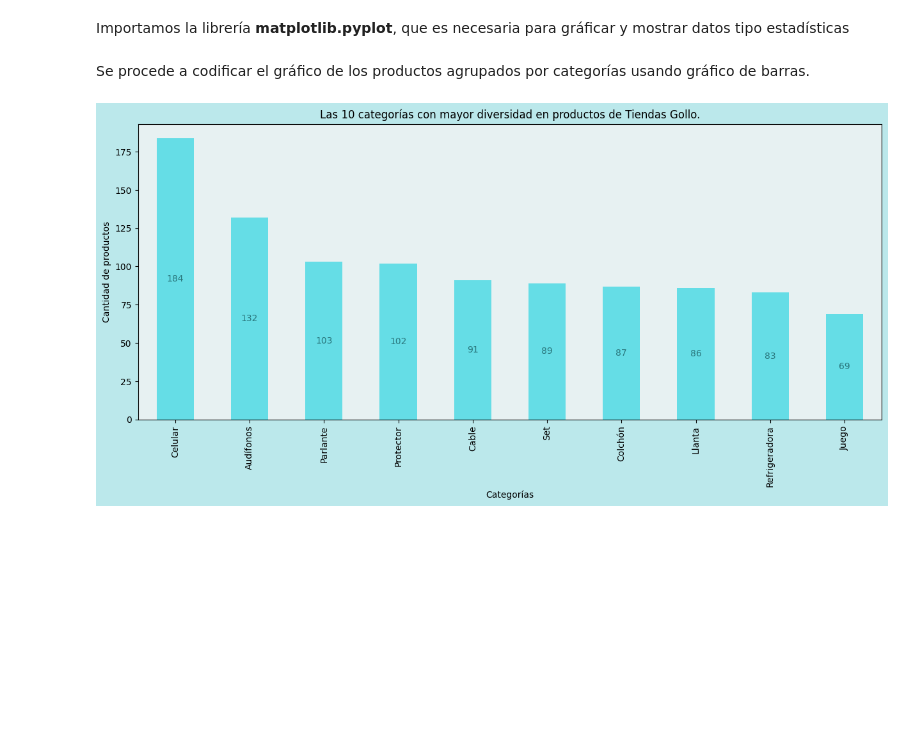
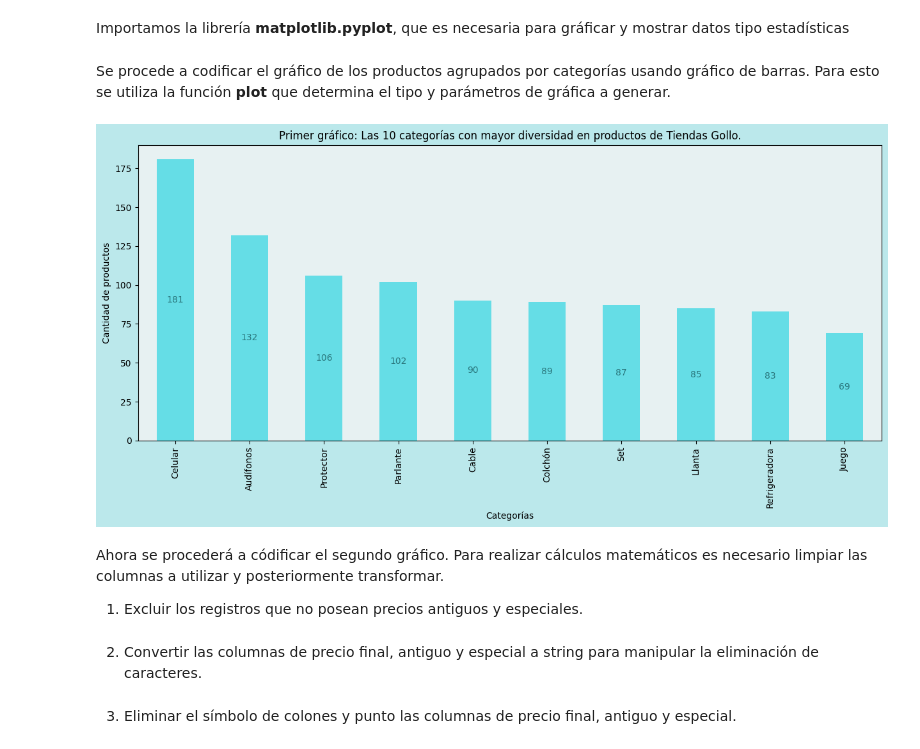
Before and after one commit to calerovillalobos10/WebScraping_Python, a Jupyter notebook: Lab1_PF3347.ipynb, the cells around one changed output. Drawn from its saved outputs; the diff is of its cells as text; code cells hidden in the pictures; blank space fills up the shorter version.

Commit message:
Modifica código para agregar nuevo gráfico

```diff
--- a/Lab1_PF3347.ipynb
+++ b/Lab1_PF3347.ipynb
@@ -260,0 +264,7 @@ df = pd.DataFrame(all_data, columns=["name", "final_price", "old_price", "specia
+# %%
+# Creamos una copia de la tabla para definir la visualización de datos
+df_aux = df[["name", "final_price", "old_price", "special_price", "category"]].copy()
+
+# Procedemos a renombrar las columnas a visualizar en los gráficos
+df_aux = df_aux.rename(columns={"name":"Producto", "final_price":"Precio_Final","old_price":"Precio_Antiguo","special_price":"Precio_Especial","category":"Categoría"})
+df_aux
@@ -330,0 +312,3 @@ mdf1_filtered
+# %%
+# Agrupación por categorías
+df_aux_cat = df_aux.groupby(["Categoría"])[["Producto"]].count()
@@ -330,0 +317,3 @@ mdf1_filtered
+# %%
+#Obtener el top 5 de las categorias con mayores productos
+df_aux_cat_filtered = df_aux_cat.sort_values('Producto',ascending=False).head(top).reset_index() # reset_index() = Restablecer el índice para que las categorías sean una columna
@@ -330,0 +322,5 @@ mdf1_filtered
+# %%
+#Renombrar la columna con la cantidad de datos agrupados
+df_aux_cat_filtered = df_aux_cat_filtered.rename(columns={"Producto":"Agrupación"})
+
+df_aux_cat_filtered
@@ -333,31 +341,33 @@ Importamos la librería **matplotlib.pyplot**, que es necesaria para gráficar y
 # %%
 import matplotlib.pyplot as plt
 # %% [markdown]
-Se procede a codificar el gráfico de los productos agrupados por categorías usando gráfico de barras.
+Se procede a codificar el gráfico de los productos agrupados por categorías usando gráfico de barras. Para esto se utiliza la función **plot** que determina el tipo y parámetros de gráfica a generar.
 # %%
-
-
-ax = mdf1_filtered.plot(
+param_cat = df_aux_cat_filtered.plot(
     x= 'Categoría',  # Especificar la columna para el eje x
     y= 'Agrupación',   # Especificar la columna para el eje y
     kind='bar', # Tipo de gráfico
     legend=False,
     stacked=False,
-    title='Las '+ str(top) +' categorías con mayor diversidad en productos de Tiendas Gollo.',
+    title='Primer gráfico: Las '+ str(top) +' categorías con mayor diversidad en productos de Tiendas Gollo.',
     ylabel='Cantidad de productos',
     xlabel='Categorías',
     color='#65DDE6', # Color de barras
     figsize=(15, 6) # Tamaño del gráfico
 )
 
-# Agregar el la ettiqueta del número de productos en la barra
-ax.bar_label(ax.containers[0],label_type='center', color='#2A777D')
-ax.set_facecolor('#E7F1F2')
+# Agregar la etiqueta del número de productos en la barra
+param_cat.bar_label(param_cat.containers[0],label_type='center', color='#2A777D')
+param_cat.set_facecolor('#E7F1F2')
 
-fig = ax.get_figure() # Obtener el contenido fuera del gráfico
+fig = param_cat.get_figure() # Obtener el contenido fuera del gráfico
 fig.set_facecolor('#BBE8EB') # Cambiar el color del exterior
 
-# visualizing the plot
+# Visualizacion del plot
 plt.show()
 # %% [output]
-[figure, old version]
+[figure, new version]
+# %% [markdown]
+Ahora se procederá a códificar el segundo gráfico.
+Para realizar cálculos matemáticos es necesario limpiar las columnas a utilizar y posteriormente transformar.
+1. Excluir los registros que no posean precios antiguos y especiales.
@@ -363,0 +377,2 @@ plt.show()
+# %% [markdown]
+2. Convertir las columnas de precio final, antiguo y especial a string para manipular la eliminación de caracteres.
@@ -363,0 +383,2 @@ plt.show()
+# %% [markdown]
+3. Eliminar el símbolo de colones y punto las columnas de precio final, antiguo y especial.
```
Also changed, not shown: parts of 29 cells of this notebook.
